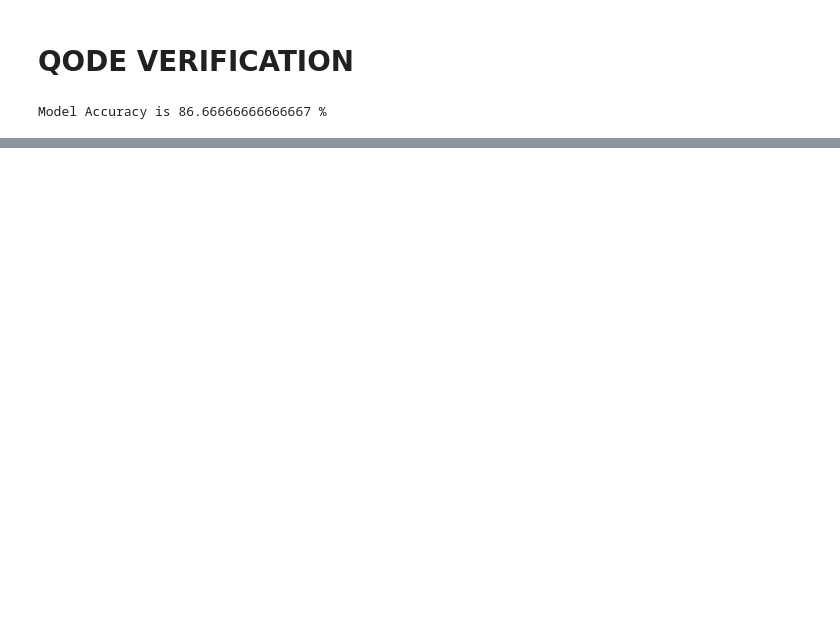
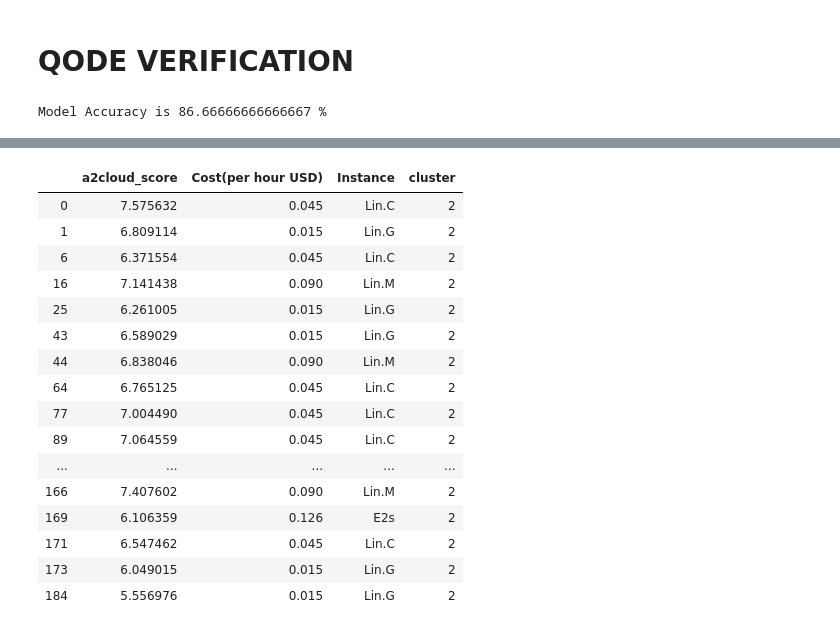
Before and after one commit to sskhan67/Cloud_Instance_recommender, a Jupyter notebook: Stand-alone Model /NB_3application_class/Balanced/stand_alone_balanced_NB.ipynb, the cells around one changed output, grey strips where cells are left out. Cells and saved outputs as stored; diff of their text form; code cells hidden in the pictures; blank space fills up the shorter version.

```diff
--- a/Stand-alone Model /NB_3application_class/Balanced/stand_alone_balanced_NB.ipynb
+++ b/Stand-alone Model /NB_3application_class/Balanced/stand_alone_balanced_NB.ipynb
@@ -333,0 +360,20 @@ weighted avg       0.94      0.87      0.89        60
+# %%
+training
+# %% [output]
+|  | a2cloud_score | Cost(per hour USD) | Instance | cluster |
+| 0 | 7.575632 | 0.045 | Lin.C | 2 |
+| 1 | 6.809114 | 0.015 | Lin.G | 2 |
+| 6 | 6.371554 | 0.045 | Lin.C | 2 |
+| 16 | 7.141438 | 0.090 | Lin.M | 2 |
+| 25 | 6.261005 | 0.015 | Lin.G | 2 |
+| 43 | 6.589029 | 0.015 | Lin.G | 2 |
+| 44 | 6.838046 | 0.090 | Lin.M | 2 |
+| 64 | 6.765125 | 0.045 | Lin.C | 2 |
+| 77 | 7.004490 | 0.045 | Lin.C | 2 |
+| 89 | 7.064559 | 0.045 | Lin.C | 2 |
+| ... | ... | ... | ... | ... |
+| 166 | 7.407602 | 0.090 | Lin.M | 2 |
+| 169 | 6.106359 | 0.126 | E2s | 2 |
+| 171 | 6.547462 | 0.045 | Lin.C | 2 |
+| 173 | 6.049015 | 0.015 | Lin.G | 2 |
+| 184 | 5.556976 | 0.015 | Lin.G | 2 |
```
Also changed, not shown: parts of 14 cells of this notebook.
